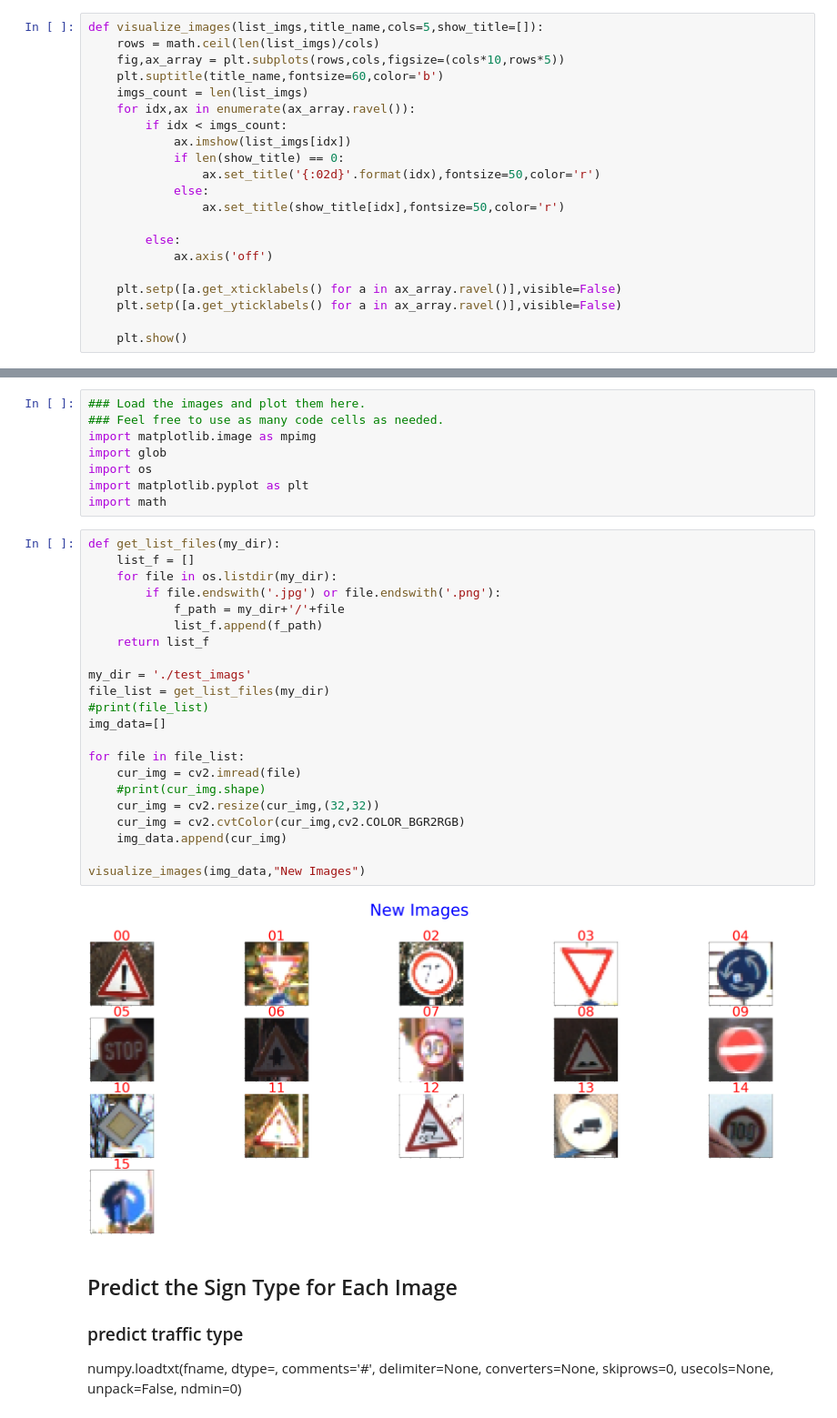
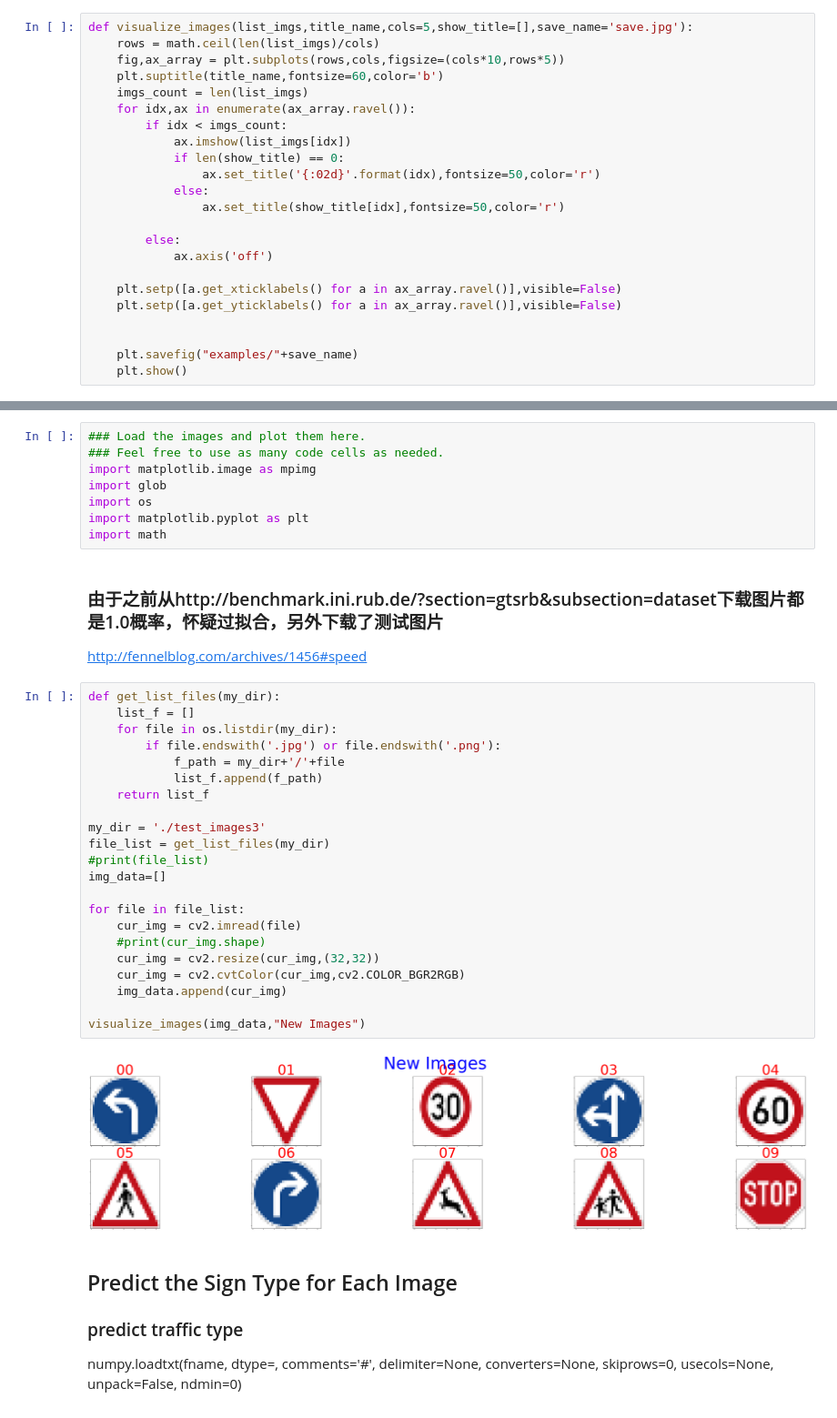
Before and after one commit to luteresa/P3_CarND-Traffic-Sign-Classifier, a Jupyter notebook: Traffic_Sign_Classifier.ipynb, the cells around one changed output, grey strips where cells are left out. Shown at 91% size. Saved outputs shown, nothing was run; the diff lists cells and outputs as text.

```diff
--- a/Traffic_Sign_Classifier.ipynb
+++ b/Traffic_Sign_Classifier.ipynb
@@ -142,5 +148,5 @@ print(y_train[index])
 # %%
-def visualize_images(list_imgs,title_name,cols=5,show_title=[]):
+def visualize_images(list_imgs,title_name,cols=5,show_title=[],save_name='save.jpg'):
     rows = math.ceil(len(list_imgs)/cols)
     fig,ax_array = plt.subplots(rows,cols,figsize=(cols*10,rows*5))
     plt.suptitle(title_name,fontsize=60,color='b')
@@ -159,4 +165,6 @@ def visualize_images(list_imgs,title_name,cols=5,show_title=[]):
     plt.setp([a.get_xticklabels() for a in ax_array.ravel()],visible=False)
     plt.setp([a.get_yticklabels() for a in ax_array.ravel()],visible=False)
 
+
+    plt.savefig("examples/"+save_name)
     plt.show()
@@ -635,30 +570,34 @@ import glob
 import os
 import matplotlib.pyplot as plt
 import math
+# %% [markdown]
+### 由于之前从http://benchmark.ini.rub.de/?section=gtsrb&subsection=dataset下载图片都是1.0概率，怀疑过拟合，另外下载了测试图片
+
+http://fennelblog.com/archives/1456#speed
 # %%
 def get_list_files(my_dir):
     list_f = []
     for file in os.listdir(my_dir):
         if file.endswith('.jpg') or file.endswith('.png'):
             f_path = my_dir+'/'+file
             list_f.append(f_path)
     return list_f
 
-my_dir = './test_imags'
+my_dir = './test_images3'
 file_list = get_list_files(my_dir)
 #print(file_list)
 img_data=[]
 
 for file in file_list:
     cur_img = cv2.imread(file)
     #print(cur_img.shape)
     cur_img = cv2.resize(cur_img,(32,32))
     cur_img = cv2.cvtColor(cur_img,cv2.COLOR_BGR2RGB)
     img_data.append(cur_img)
 
 visualize_images(img_data,"New Images")
 # %% [output]
-[figure, old version]
+[figure, new version]
 # %% [markdown]
 ## Predict the Sign Type for Each Image
 ### predict traffic type
```
Also changed, not shown: parts of 22 cells of this notebook, 35 other files.
